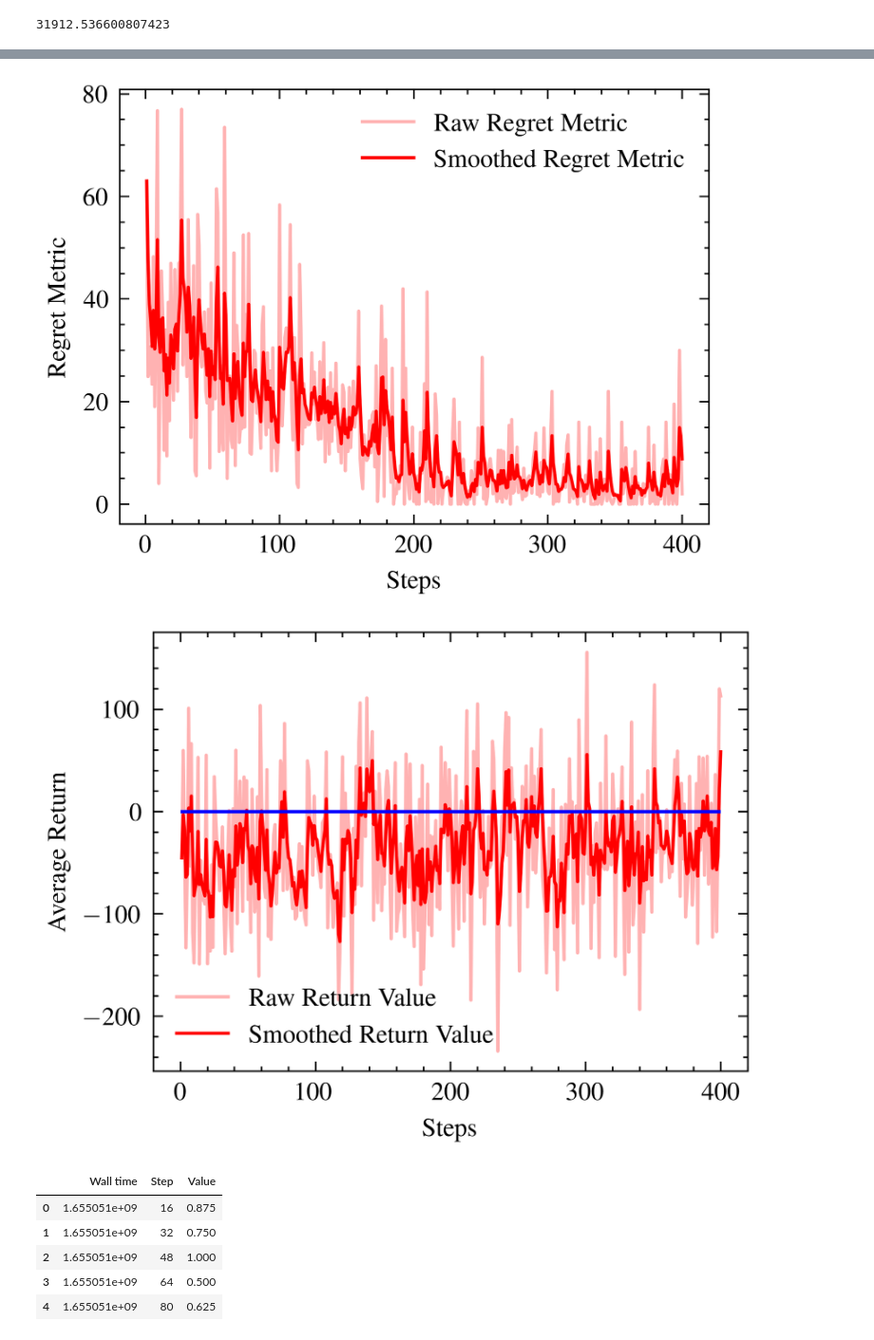
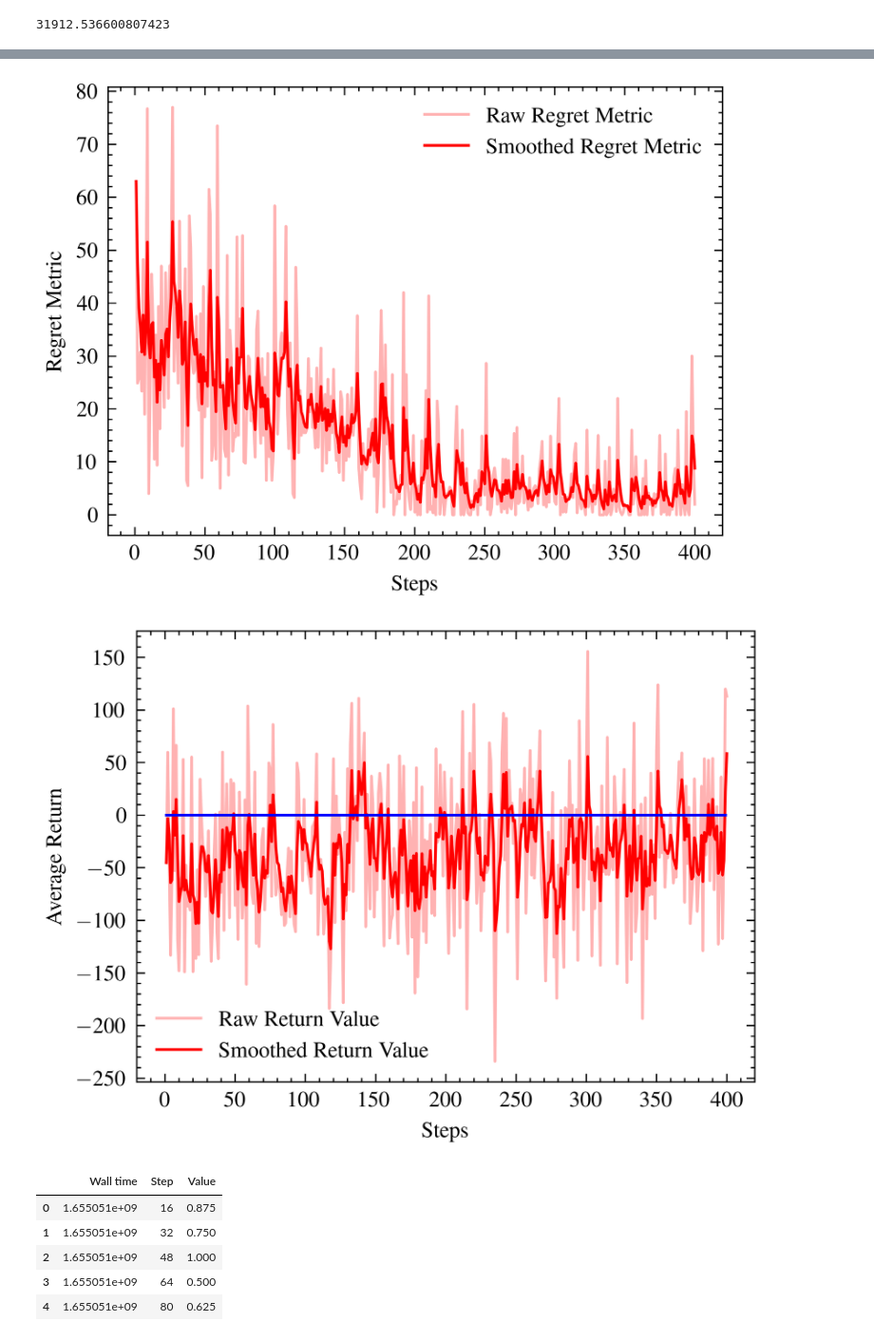
Before and after one commit to eytancanzini/rl-fixture-design, a Jupyter notebook: Python/notebooks/data_processing.ipynb, the cells around one changed output, grey strips where cells are left out. Shown at 95% size. Drawn from its saved outputs; the diff is of its cells as text; code cells hidden in the pictures.

Commit message:
Changed graph sizes

```diff
--- a/Python/notebooks/data_processing.ipynb
+++ b/Python/notebooks/data_processing.ipynb
@@ -79,7 +79,7 @@ steps = np.asarray(df_regret['Step'])/16
 regret = np.asarray(df_regret['Value'])
 smoothed_regret = smooth(regret, weight)
 
-plt.figure()
+plt.figure(figsize=(4,3))
 plt.plot(steps, regret, 'r-', alpha=0.3)
 plt.plot(steps, smoothed_regret, 'r-')
 plt.xlabel('Steps')
@@ -88,28 +88,28 @@ plt.legend([
     'Raw Regret Metric',
     'Smoothed Regret Metric'
 ])
-# plt.savefig('./regret-metric.png')
+plt.savefig('./regret-metric.png')
 plt.show()
 # %% [output]
-[figure, old version]
+[figure, new version]
 # %%
 returns = np.asarray(df_return['Value'])
 smoothed_return = smooth(returns, weight)
 
-plt.figure()
+plt.figure(figsize=(4,3))
 plt.plot(steps, returns, 'r-', alpha=0.3)
 plt.plot(steps, smoothed_return, 'r-')
 plt.hlines(0, xmin=0, xmax=400, color='b')
 plt.legend([
     'Raw Return Value',
     'Smoothed Return Value'
 ])
 plt.xlabel('Steps')
 plt.ylabel('Average Return')
-# plt.savefig('./return-metric.png')
+plt.savefig('./return-metric.png')
 plt.show()
 # %% [output]
-[figure, old version]
+[figure, new version]
 # %%
 df_suboptimal = pd.read_csv('./run-.-tag-Metrics_SuboptimalArmsMetric.csv')
 df_suboptimal.head()
```
Also changed, not shown: parts of 3 cells of this notebook, 5 other files.
